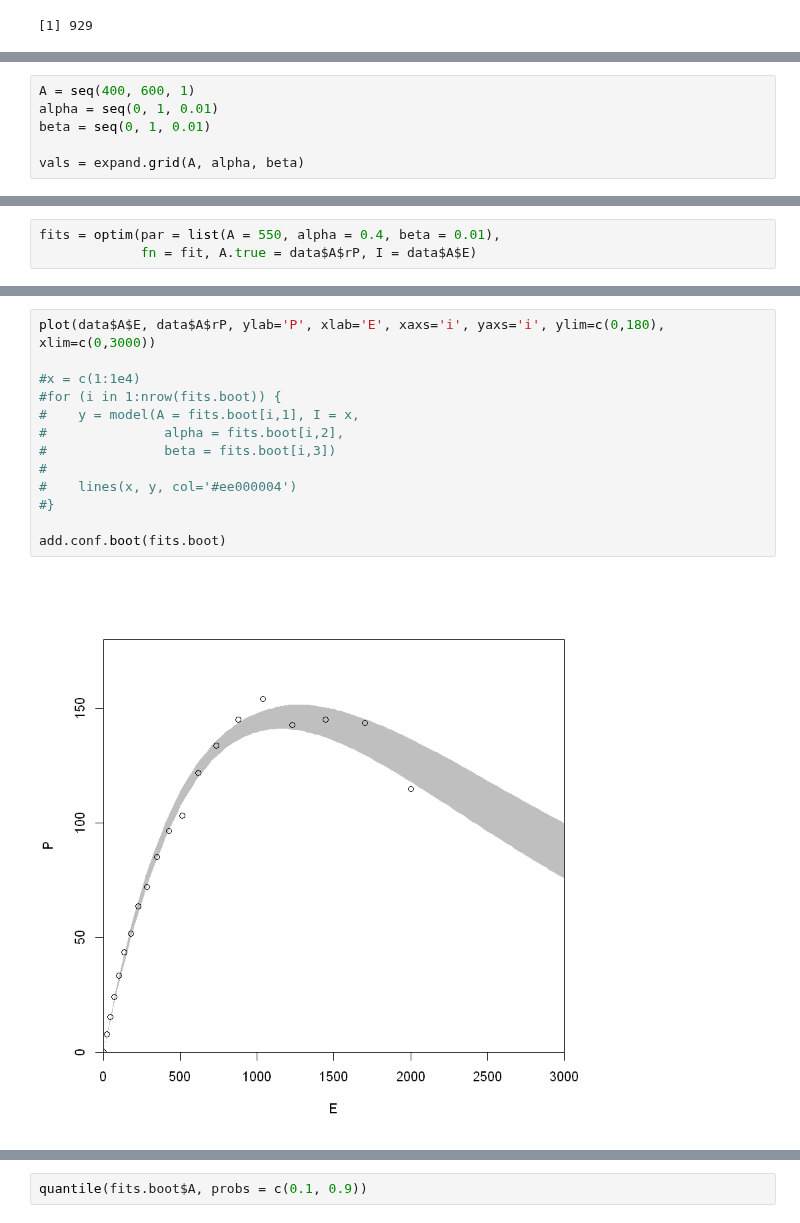
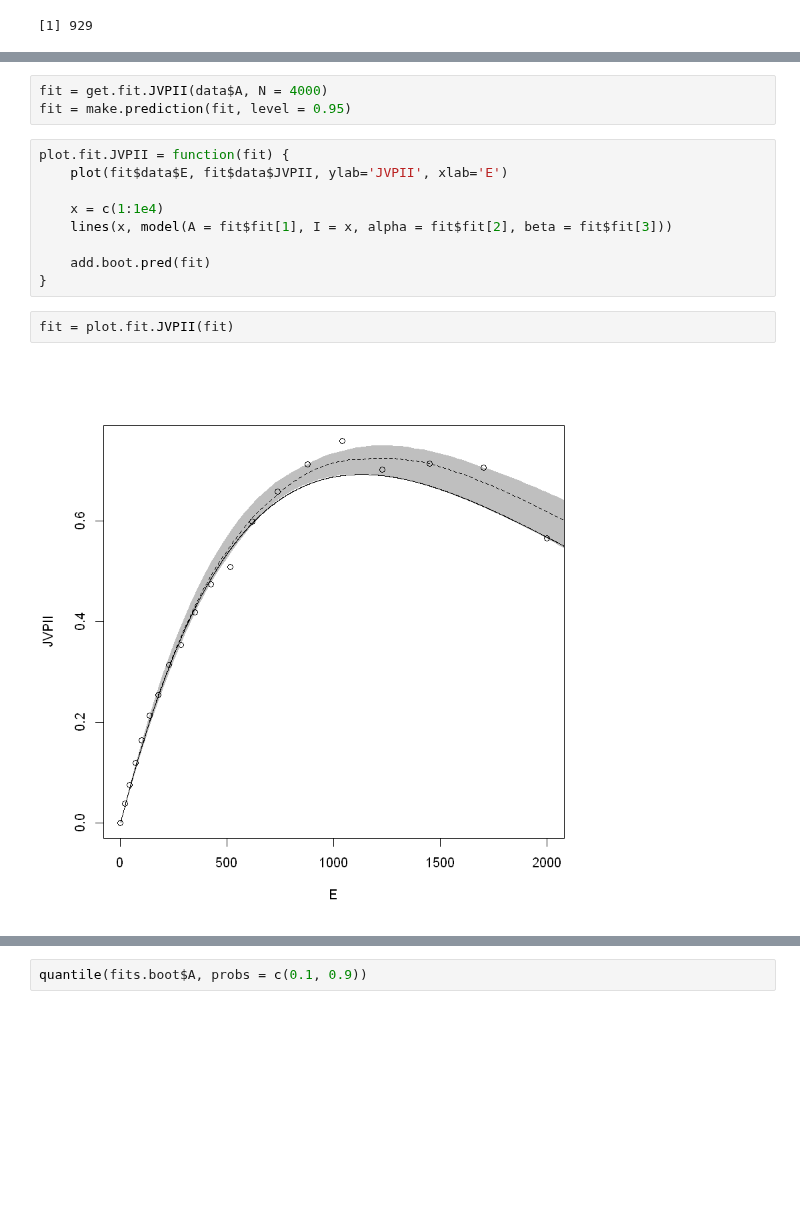
Before and after one commit to tbrycekelly/MIMS-TBK, a Jupyter notebook: Generate Input- FRRF.ipynb, the cells around one changed output, grey strips where cells are left out. Drawn from its saved outputs; the diff is of its cells as text; blank space fills up the shorter version.

```diff
--- a/Generate Input- FRRF.ipynb
+++ b/Generate Input- FRRF.ipynb
@@ -81,6 +91,0 @@ fit = function(coef, A.true, I) {
-# %%
-A = seq(400, 600, 1)
-alpha = seq(0, 1, 0.01)
-beta = seq(0, 1, 0.01)
-
-vals = expand.grid(A, alpha, beta)
@@ -97,3 +91,0 @@ vals[which.min(results),]
-# %%
-fits = optim(par = list(A = 550, alpha = 0.4, beta = 0.01),
-             fn = fit, A.true = data$A$rP, I = data$A$E)
@@ -134,16 +131,17 @@ fits.boot = fits.boot[fits.boot$A < 1000 & fits.boot$A > 100 &
-# %%
-plot(data$A$E, data$A$rP, ylab='P', xlab='E', xaxs='i', yaxs='i', ylim=c(0,180), xlim=c(0,3000))
-
-#x = c(1:1e4)
-#for (i in 1:nrow(fits.boot)) {
-#    y = model(A = fits.boot[i,1], I = x,
-#               alpha = fits.boot[i,2],
-#               beta = fits.boot[i,3])
-#
-#    lines(x, y, col='#ee000004')
-#}
-
-add.conf.boot(fits.boot)
-# %% [output]
-[figure, removed]
+# %%
+fit = get.fit.JVPII(data$A, N = 4000)
+fit = make.prediction(fit, level = 0.95)
+# %%
+plot.fit.JVPII = function(fit) {
+    plot(fit$data$E, fit$data$JVPII, ylab='JVPII', xlab='E')
+
+    x = c(1:1e4)
+    lines(x, model(A = fit$fit[1], I = x, alpha = fit$fit[2], beta = fit$fit[3]))
+
+    add.boot.pred(fit)
+}
+# %%
+fit = plot.fit.JVPII(fit)
+# %% [output]
+[figure, added]
 # %%
```
Also changed, not shown: parts of 11 cells of this notebook.
